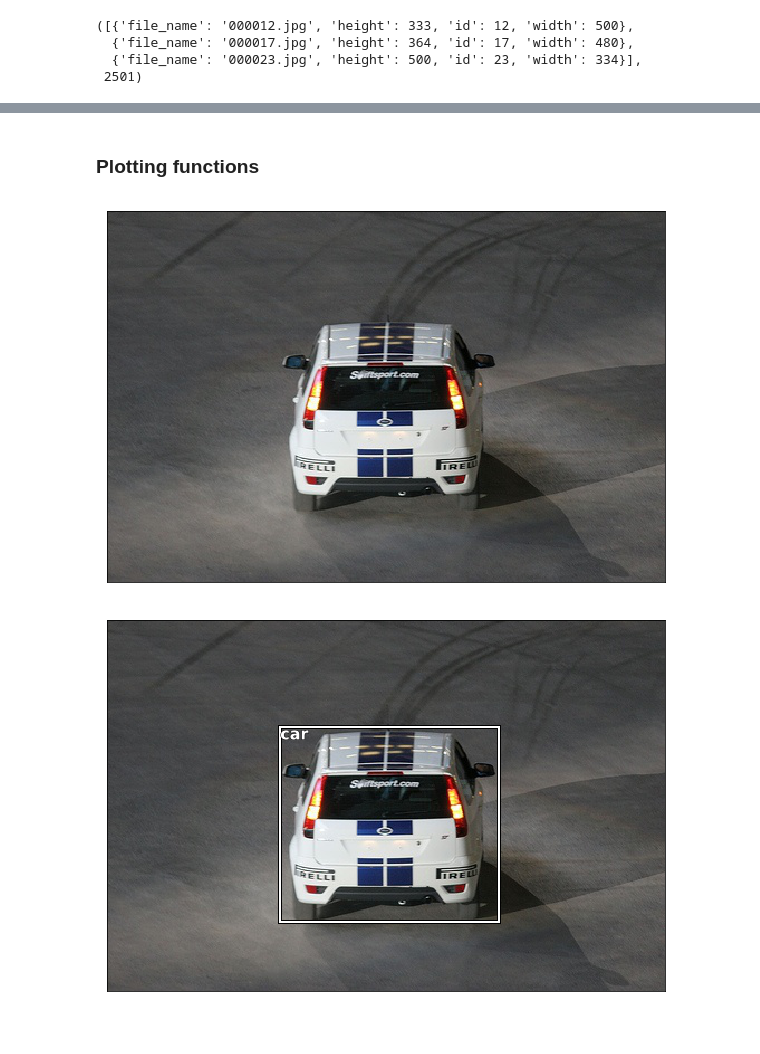
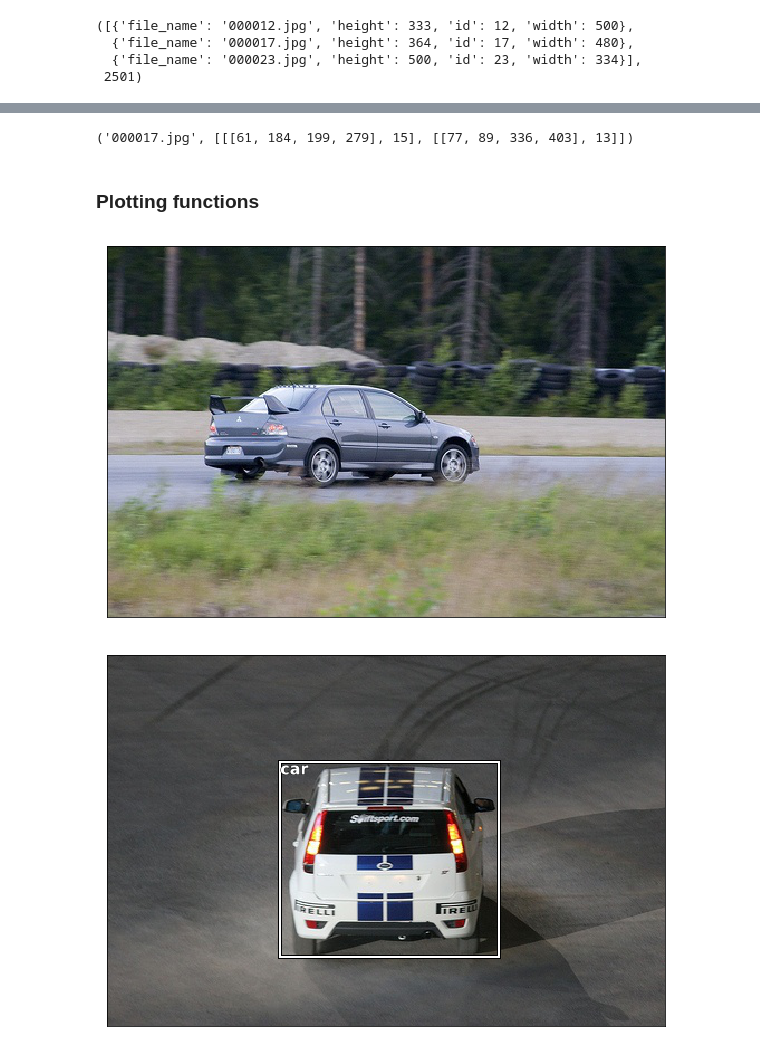
Before and after one commit to pandasambit15/fastai, a Jupyter notebook: courses/dl2/my-pascal.ipynb, the cells around one changed output, grey strips where cells are left out. Saved outputs shown, nothing was run; the diff lists cells and outputs as text; code cells hidden in the pictures.

```diff
--- a/courses/dl2/my-pascal.ipynb
+++ b/courses/dl2/my-pascal.ipynb
@@ -125,3 +107,5 @@ ann[IMAGE_ID]
+# %%
+train_fns = {d['id']: d['file_name'] for d in train_json[IMAGES]}
 # %%
 # Change rows and columns
 # orig annos are col/row/width/height
@@ -130,5 +114,6 @@ cov2np = lambda a: [a[1], a[0], a[1]+a[3], a[0]+a[2]]
 np2cov = lambda a: [a[1], a[0], a[3]-a[1], a[2]-a[0]]
 # %%
 train_annos = collections.defaultdict(lambda: [])
-for ann in train_json[ANNOTATIONS]:
-    train_annos[ann[IMAGE_ID]].append([cov2np(ann['bbox']), ann['category_id']])
+for d in train_json[ANNOTATIONS]:
+    if not d['ignore']:
+        train_annos[d[IMAGE_ID]].append([cov2np(d['bbox']), d['category_id']])
@@ -177,3 +120,11 @@ train_jpegs = {d['id']: d['file_name'] for d in train_json[IMAGES]}
+# %%
+# I also want a dict mapping continuous integers to the image ids
+cont_idxs = {i : d['id'] for i,d in enumerate(train_json[IMAGES])}
+# %%
+idx = 1
+train_fns[cont_idxs[idx]], train_annos[cont_idxs[idx]]
+# %% [output]
+('000017.jpg', [[[61, 184, 199, 279], 15], [[77, 89, 336, 403], 13]])
 # %% [markdown]
 ### Plotting functions
 # %%
@@ -182,10 +133,12 @@ def show_img(im):
     ax.imshow(im)
     ax.get_xaxis().set_visible(False); ax.get_yaxis().set_visible(False)
     return ax
+# %%
+IMG_PATH = PATH/'VOC2007/JPEGImages'
 # %%
-ax = show_img(Image.open(PATH/'VOC2007/JPEGImages'/train_jpegs[0]))
+ax = show_img(Image.open(IMG_PATH/train_fns[cont_idxs[3]]))
 # %% [output]
-[figure, old version]
+[figure, new version]
 # %%
 def draw_outline(o, lw):
     o.set_path_effects([patheffects.Stroke(linewidth=lw, foreground='black'), patheffects.Normal()])
```
Also changed, not shown: parts of 97 cells of this notebook.
